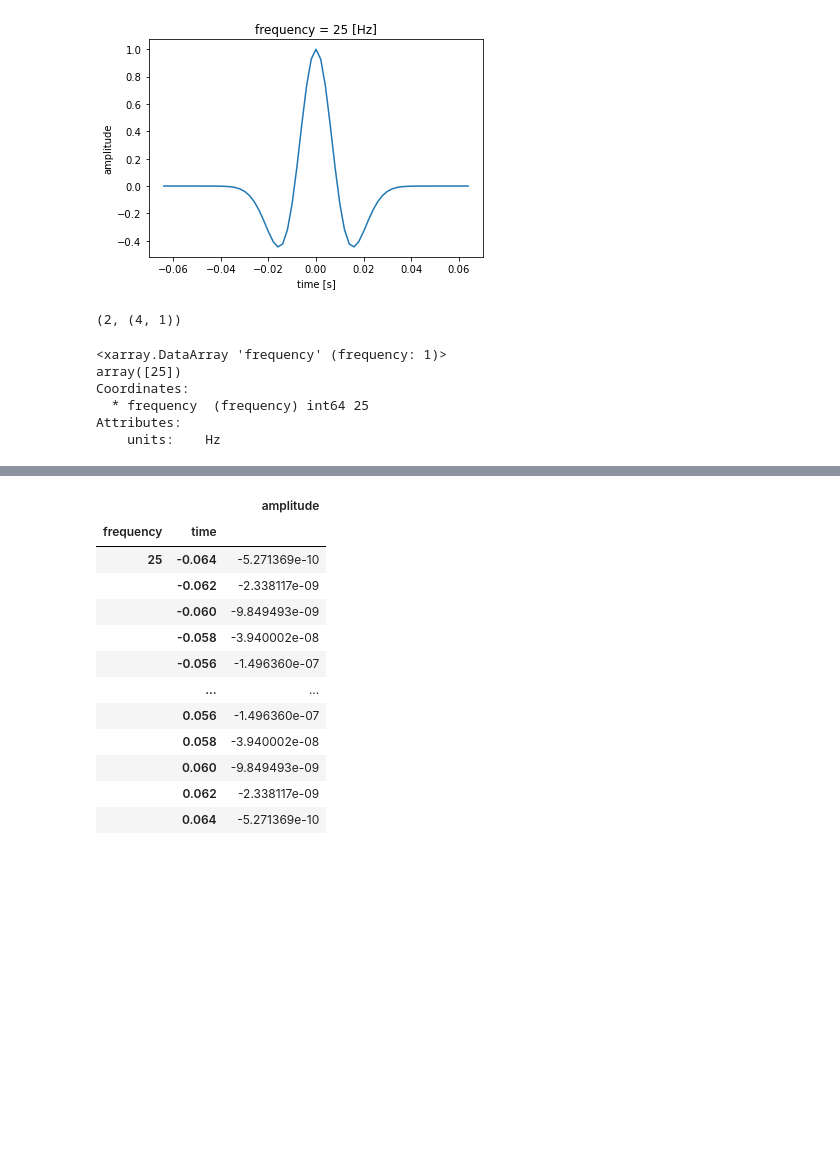
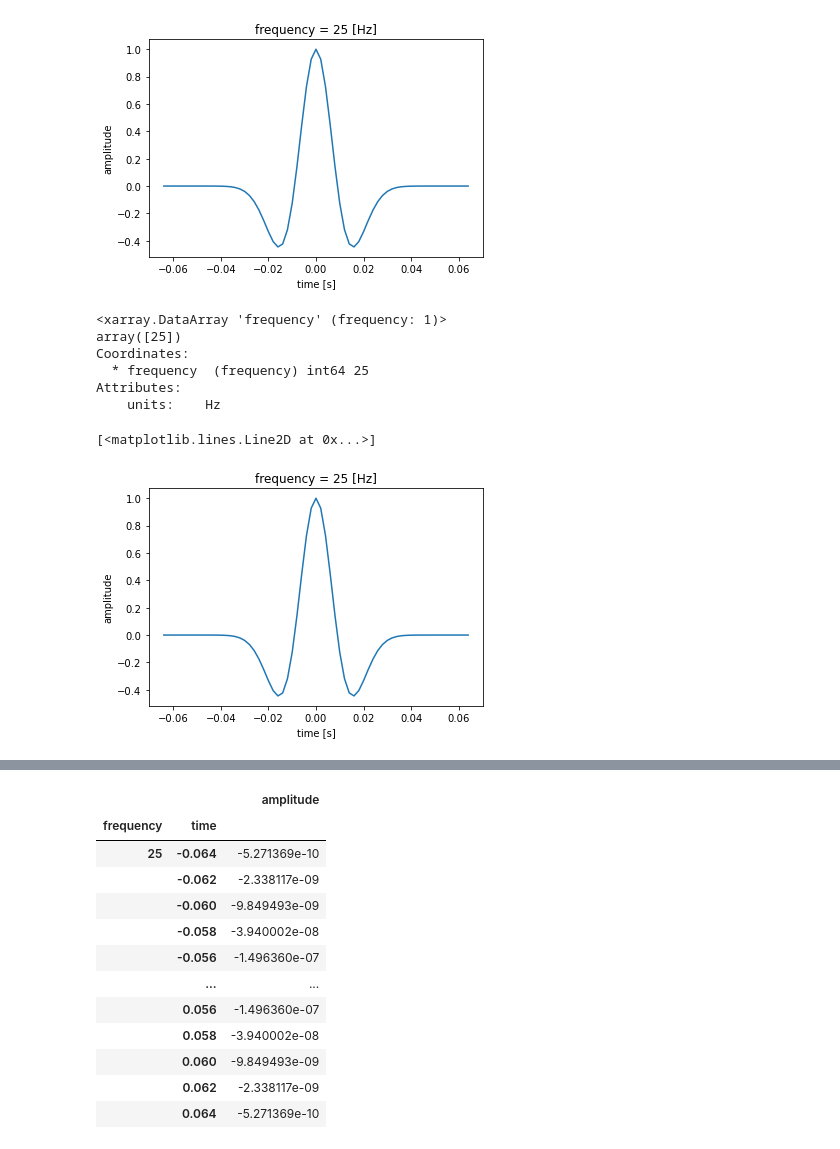
Before and after one commit to agilescientific/ricky, a Jupyter notebook: docs/notebooks/proof_of_concept.ipynb, the cells around one changed output, grey strips where cells are left out. Drawn from its saved outputs; the diff is of its cells as text; code cells hidden in the pictures; blank space fills up the shorter version.

```diff
--- a/docs/notebooks/proof_of_concept.ipynb
+++ b/docs/notebooks/proof_of_concept.ipynb
@@ -9,18 +29,6 @@ w.plot()
 # %% [output]
 [<matplotlib.lines.Line2D at 0x...>]
 [figure]
-# %%
-import numpy as np
-
-f = [25, 35, 45, 56]
-
-f = np.reshape(f, (-1, 1))
-# f = np.reshape(f, (-1, 4))
-# s = np.squeeze(f, axis=1)
-
-f.ndim, f.shape
-# %% [output]
-(2, (4, 1))
 # %%
 w.frequency
 # %% [output]
@@ -30,3 +38,8 @@ Coordinates:
   * frequency  (frequency) int64 25
 Attributes:
     units:    Hz
+# %%
+w.sel(frequency=25).plot()
+# %% [output]
+[<matplotlib.lines.Line2D at 0x...>]
+[figure, added]
```
Also changed, not shown: parts of 12 cells of this notebook, 5 other files.
